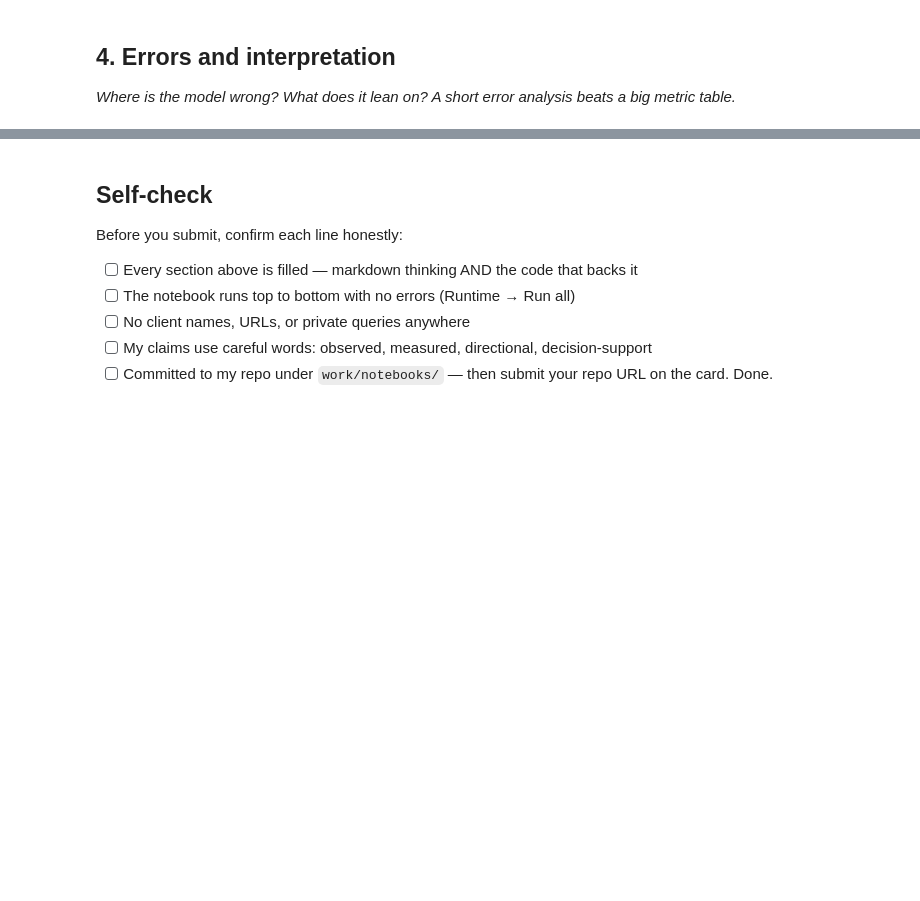
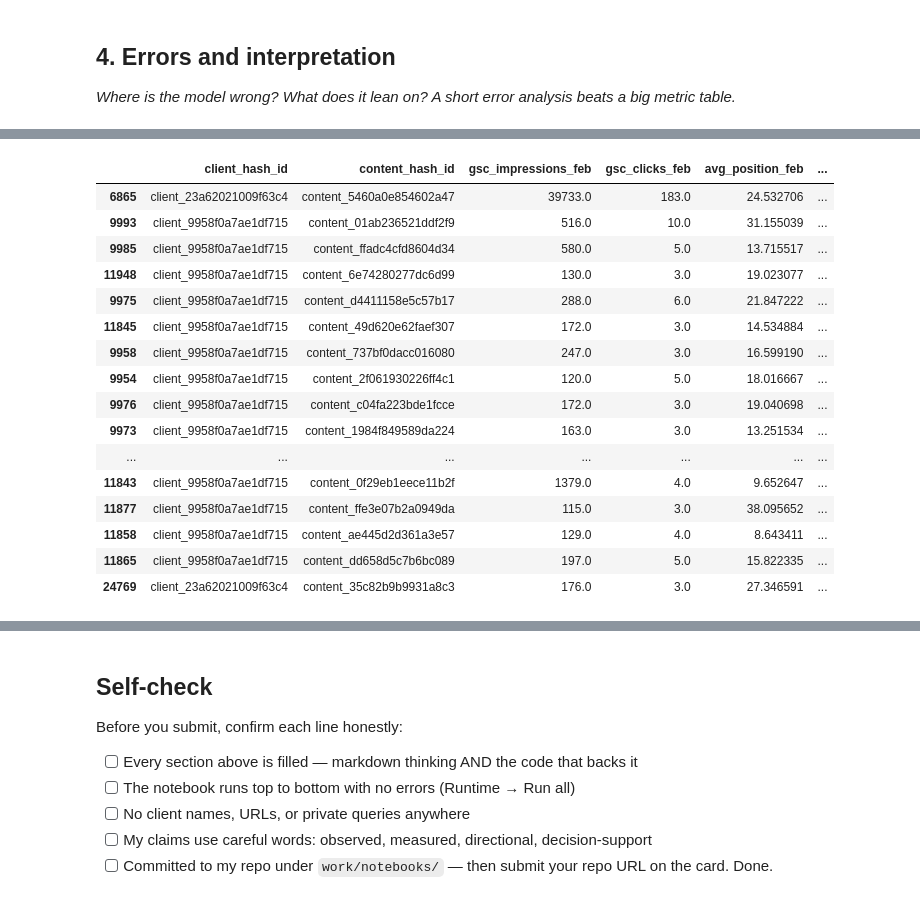
Before and after one commit to Ramy99999999/Flyrank-machine-learning-internship, a Jupyter notebook: work/notebooks/w05_model.ipynb, the cells around one changed output, grey strips where cells are left out. Drawn from its saved outputs; the diff is of its cells as text; code cells hidden in the pictures; blank space fills up the shorter version.

```diff
--- a/work/notebooks/w05_model.ipynb
+++ b/work/notebooks/w05_model.ipynb
@@ -27,3 +293,23 @@ This skeleton is yours to fill. Work the sections **in order** — each one has
 # %%
 # This cell is for CODE (numbers, a query, a check).
 # Write your text answer in the cell ABOVE this one — typing sentences here breaks Run All.
+from sklearn.pipeline import Pipeline
+from sklearn.impute import SimpleImputer
+from sklearn.preprocessing import StandardScaler
+from sklearn.linear_model import LogisticRegression
+
+model = Pipeline([
+    ("imputer", SimpleImputer(strategy="median")),
+    ("scaler", StandardScaler()),
+    ("logistic", LogisticRegression(
+        max_iter=2000,
+        random_state=42
+    ))
+])
+
+model.fit(X_train, y_train)
+
+model_scores = model.predict_proba(X_test)[:, 1]
+
+print("Model trained successfully.")
+print("Test predictions:", len(model_scores))
@@ -34,3 +418,44 @@ This skeleton is yours to fill. Work the sections **in order** — each one has
 # %%
 # This cell is for CODE (numbers, a query, a check).
 # Write your text answer in the cell ABOVE this one — typing sentences here breaks Run All.
+# Inspect the model's most highly ranked evaluation rows.
+
+error_analysis = test_rows[
+    [
+        "client_hash_id",
+        "content_hash_id",
+        "gsc_impressions_feb",
+        "gsc_clicks_feb",
+        "avg_position_feb",
+        "sessions_organic_feb",
+        "scroll_events_feb",
+        "went_dark"
+    ]
+].copy()
+
+error_analysis["model_score"] = model_scores
+
+error_analysis = error_analysis.sort_values(
+    "model_score",
+    ascending=False
+)
+
+display(error_analysis.head(20))
+# %% [output]
+|  | client_hash_id | content_hash_id | gsc_impressions_feb | gsc_clicks_feb | avg_position_feb | ... |
+| 6865 | client_23a62021009f63c4 | content_5460a0e854602a47 | 39733.0 | 183.0 | 24.532706 | ... |
+| 9993 | client_9958f0a7ae1df715 | content_01ab236521ddf2f9 | 516.0 | 10.0 | 31.155039 | ... |
+| 9985 | client_9958f0a7ae1df715 | content_ffadc4cfd8604d34 | 580.0 | 5.0 | 13.715517 | ... |
+| 11948 | client_9958f0a7ae1df715 | content_6e74280277dc6d99 | 130.0 | 3.0 | 19.023077 | ... |
+| 9975 | client_9958f0a7ae1df715 | content_d4411158e5c57b17 | 288.0 | 6.0 | 21.847222 | ... |
+| 11845 | client_9958f0a7ae1df715 | content_49d620e62faef307 | 172.0 | 3.0 | 14.534884 | ... |
+| 9958 | client_9958f0a7ae1df715 | content_737bf0dacc016080 | 247.0 | 3.0 | 16.599190 | ... |
+| 9954 | client_9958f0a7ae1df715 | content_2f061930226ff4c1 | 120.0 | 5.0 | 18.016667 | ... |
+| 9976 | client_9958f0a7ae1df715 | content_c04fa223bde1fcce | 172.0 | 3.0 | 19.040698 | ... |
+| 9973 | client_9958f0a7ae1df715 | content_1984f849589da224 | 163.0 | 3.0 | 13.251534 | ... |
+| ... | ... | ... | ... | ... | ... | ... |
+| 11843 | client_9958f0a7ae1df715 | content_0f29eb1eece11b2f | 1379.0 | 4.0 | 9.652647 | ... |
+| 11877 | client_9958f0a7ae1df715 | content_ffe3e07b2a0949da | 115.0 | 3.0 | 38.095652 | ... |
+| 11858 | client_9958f0a7ae1df715 | content_ae445d2d361a3e57 | 129.0 | 4.0 | 8.643411 | ... |
+| 11865 | client_9958f0a7ae1df715 | content_dd658d5c7b6bc089 | 197.0 | 5.0 | 15.822335 | ... |
+| 24769 | client_23a62021009f63c4 | content_35c82b9b9931a8c3 | 176.0 | 3.0 | 27.346591 | ... |
```
Also changed, not shown: parts of 22 cells of this notebook.
